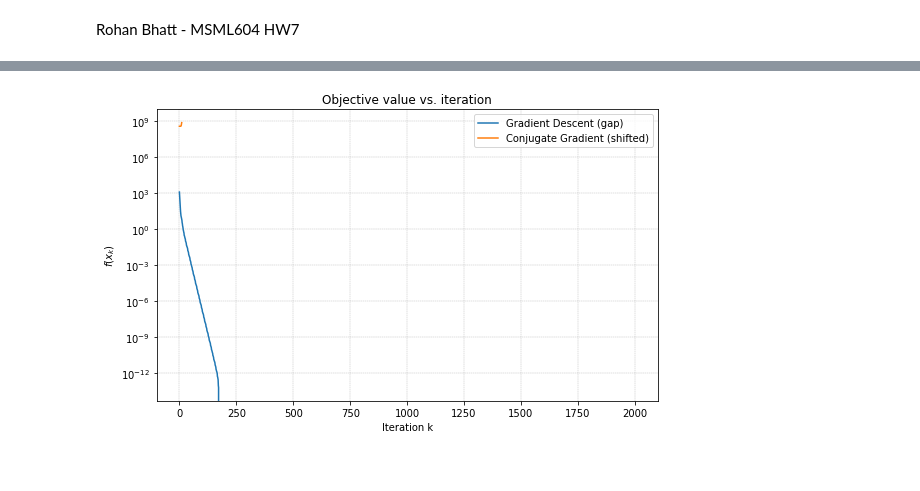
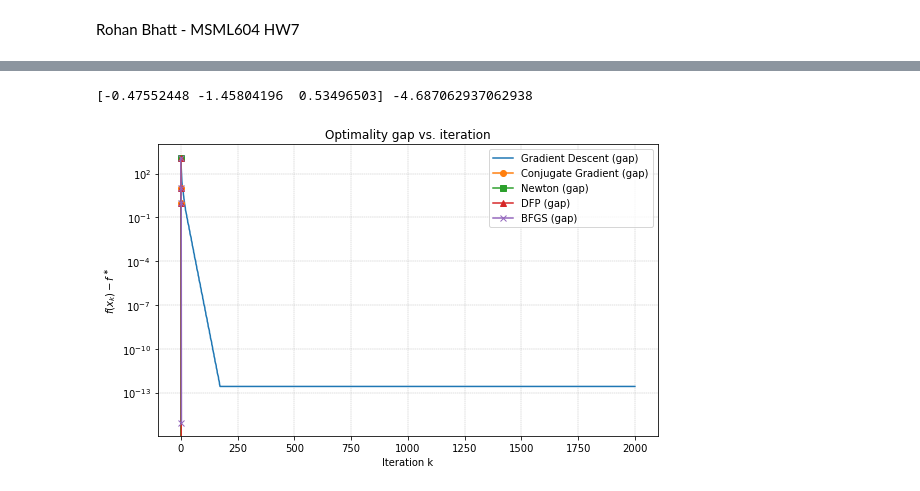
Before and after one commit to rohancodescs/learningML, a Jupyter notebook: MSML604/hw7.ipynb, the cells around one changed output, grey strips where cells are left out. Cells and saved outputs as stored; diff of their text form; code cells hidden in the pictures.

```diff
--- a/MSML604/hw7.ipynb
+++ b/MSML604/hw7.ipynb
@@ -61,7 +61,7 @@ def conjugate_gradient(x0, tol=1e-10, max_iterations=10, verbose = False):
         Ap = P @ p # matrix-vector product
         alpha = r @ r / (p @ Ap) #exact line search step size
         x = x + alpha * p #update the iterate
-        r_new = r + alpha * Ap #new residual (-gradient)
+        r_new = r - alpha * Ap #new residual (-gradient)
 
         f_hist.append(f(x))
         if verbose:
@@ -70,9 +70,11 @@ def conjugate_gradient(x0, tol=1e-10, max_iterations=10, verbose = False):
         if np.linalg.norm(r_new) < tol:
             break
         beta = r_new @ r_new / (r @ r) #fletcher-reeves formula
-        p = -r_new + beta * p
+        p = r_new + beta * p
         r = r_new
+    return x, f_hist
 
-    return x, f_hist
-x_cg, vals_cg = conjugate_gradient(x0)
-shift = abs(vals_cg[-1]) + 1 #shifting the values to be positive for plotting
+# x_cg, vals_cg = conjugate_gradient(x0)
+# print(x_cg)
+# print(vals_cg)
+# print("converged in", len(vals_cg), "iterations")
@@ -79,18 +218,30 @@ shift = abs(vals_cg[-1]) + 1 #shifting the values to be positive for plotting
 # %%
-#plots for all parts:
+x_cg, vals_cg = conjugate_gradient(x0)
+x_new, vals_new = newton(x0)
+x_dfp, vals_dfp = dfp(x0)
+x_bfgs, vals_bfgs = bfgs(x0)
+# common optimum (same as CG/GD)
+f_star = vals_new[-1]
+
+gap_gd   = np.array(vals_gd) - f_star
+gap_cg   = np.array(vals_cg) - f_star
+gap_new  = np.array(vals_new) - f_star
+gap_dfp  = np.array(vals_dfp) - f_star
+gap_bfgs = np.array(vals_bfgs)- f_star
+
 plt.figure(figsize=(8,5))
-f_opt = vals_gd[-1]
-plt.semilogy(np.array(vals_gd) - f_opt, label="Gradient Descent (gap)")
-plt.semilogy(np.array(vals_cg) + shift,  label="Conjugate Gradient (shifted)")
-# plt.semilogy(vals_new, label="Newton")
-# plt.semilogy(vals_dfp, label="DFP")
-# plt.semilogy(vals_bfgs,label="BFGS")
+plt.semilogy(gap_gd,  label="Gradient Descent (gap)")
+plt.semilogy(gap_cg,  marker='o',  label="Conjugate Gradient (gap)")
+plt.semilogy(gap_new, marker='s',  label="Newton (gap)")
+plt.semilogy(gap_dfp, marker='^', label="DFP (gap)")
+plt.semilogy(gap_bfgs, marker='x', label="BFGS (gap)")
 plt.xlabel("Iteration k")
-plt.ylabel(r"$f(x_k)$")
-plt.title("Objective value vs. iteration")
+plt.ylabel(r"$f(x_k)-f^\ast$")
+plt.title("Optimality gap vs. iteration")
 plt.legend()
-plt.grid(True, which="both", linestyle="--", linewidth=0.4)
+plt.grid(True, which="both", ls="--", lw=0.4)
 plt.tight_layout()
 plt.show()
 # %% [output]
+[-0.47552448 -1.45804196  0.53496503] -4.687062937062938
-[figure, old version]
+[figure, new version]
```
Also changed, not shown: parts of 5 cells of this notebook.
